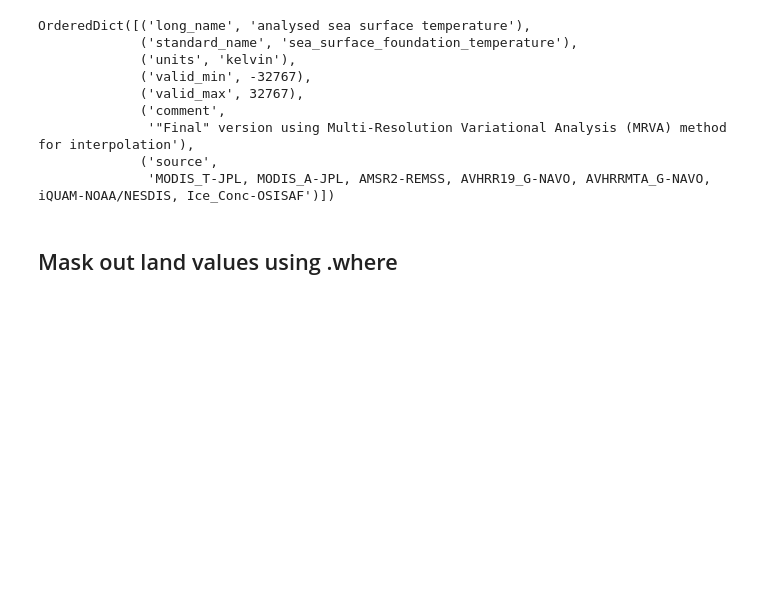
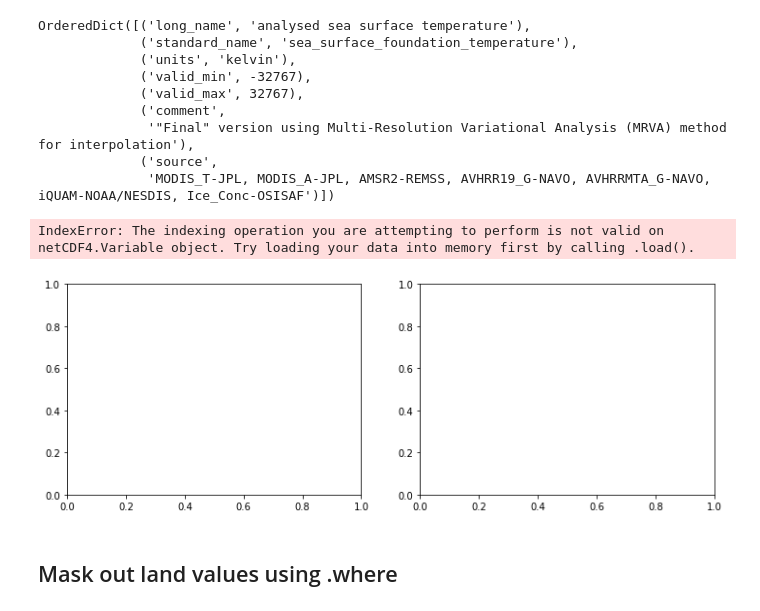
Before and after one commit to cgentemann/cloud_science, a Jupyter notebook: GHRSST_tutorial/Intro_07_Xarray-features.ipynb, the cells around one changed output. Saved outputs shown, nothing was run; the diff lists cells and outputs as text; code cells hidden in the pictures; blank space fills up the shorter version.

```diff
--- a/GHRSST_tutorial/Intro_07_Xarray-features.ipynb
+++ b/GHRSST_tutorial/Intro_07_Xarray-features.ipynb
@@ -167,7 +167,10 @@ ds_sst_mur.analysed_sst.attrs['long_name']='SST'
 # %%
 fig, axes = plt.subplots(ncols=2,figsize=[12,4])
 ds_sst_mur.analysed_sst.plot(ax=axes[0])
-ds_sst_mur.mask.plot(ax=axes[1])
+#ds_sst_mur.mask.plot(ax=axes[1])
+# %% [output]
+IndexError: The indexing operation you are attempting to perform is not valid on netCDF4.Variable object. Try loading your data into memory first by calling .load().
+[figure, added]
 # %% [markdown]
 ## Mask out land values using .where
 # %%
```
Also changed, not shown: parts of 1 cell of this notebook, 1 other file.
